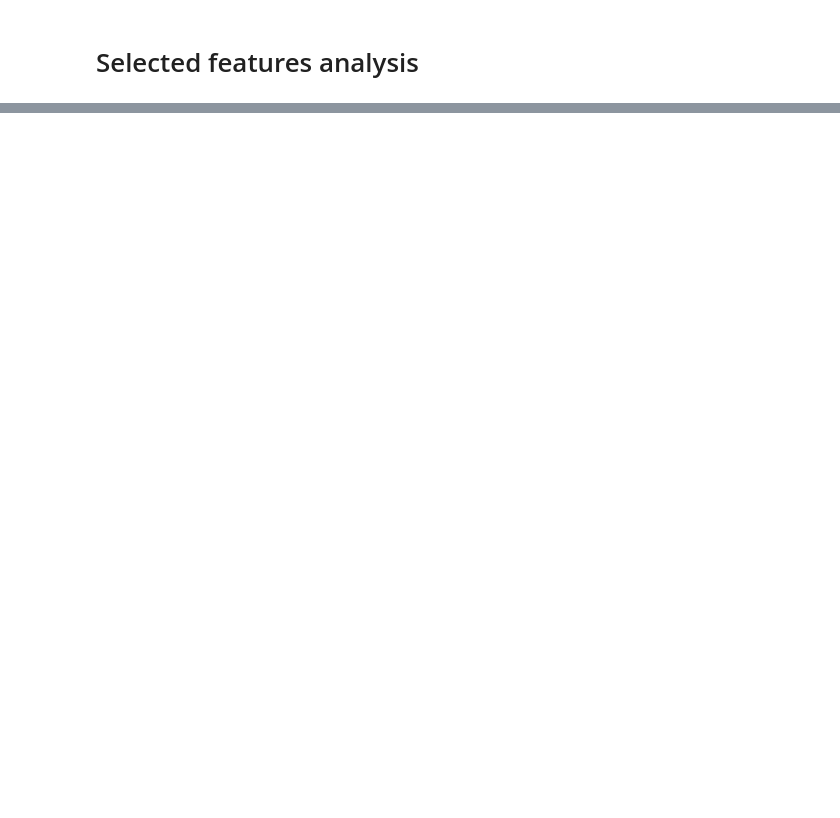
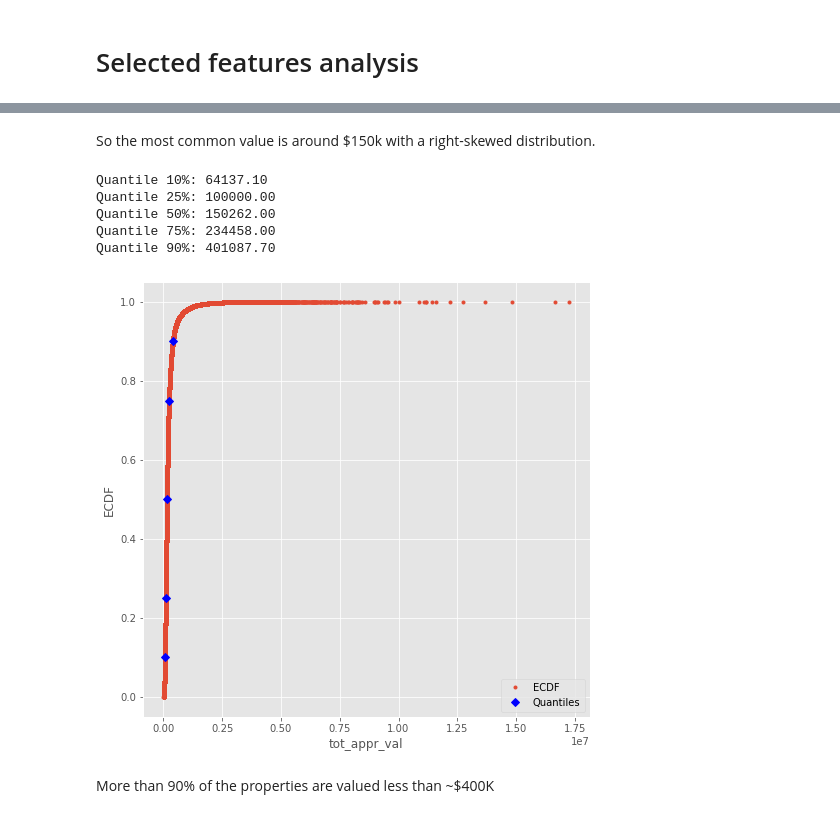
Before and after one commit to RafaelPinto/hcad_pred, a Jupyter notebook: notebooks/01_Exploratory/2.0-rp-hcad-eda.ipynb, the cells around one changed output, grey strips where cells are left out. Saved outputs shown, nothing was run; the diff lists cells and outputs as text; code cells hidden in the pictures; blank space fills up the shorter version.

```diff
--- a/notebooks/01_Exploratory/2.0-rp-hcad-eda.ipynb
+++ b/notebooks/01_Exploratory/2.0-rp-hcad-eda.ipynb
@@ -180,0 +213,13 @@ Is there a strong association between the different appraised values?
+# %% [markdown]
+So the most common value is around $150k with a right-skewed distribution.
+# %%
+plot_ecdf(series, col)
+# %% [output]
+Quantile 10%: 64137.10
+Quantile 25%: 100000.00
+Quantile 50%: 150262.00
+Quantile 75%: 234458.00
+Quantile 90%: 401087.70
+[figure, added]
+# %% [markdown]
+More than 90% of the properties are valued less than ~$400K
```
Also changed, not shown: parts of 81 cells of this notebook, 2 other files.
